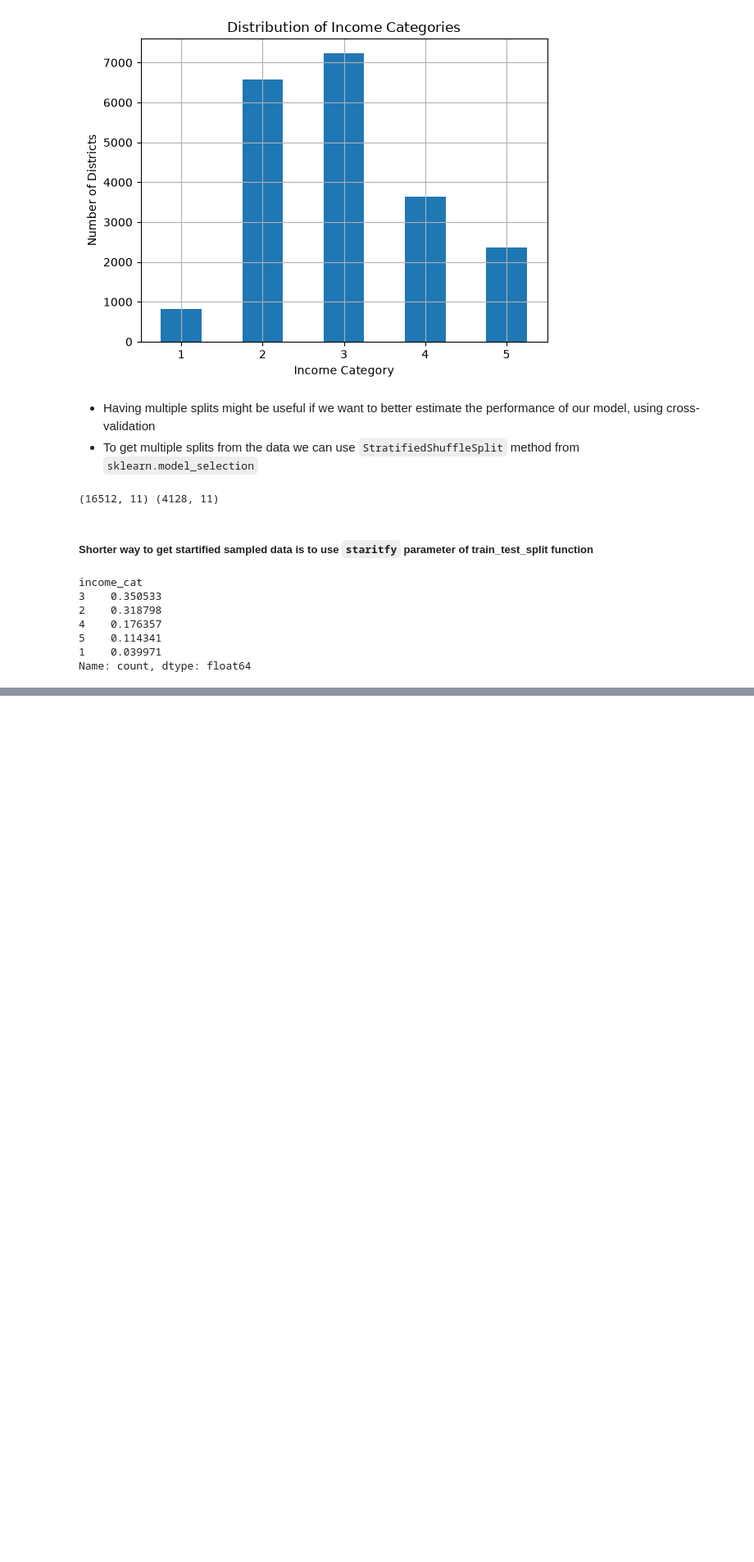
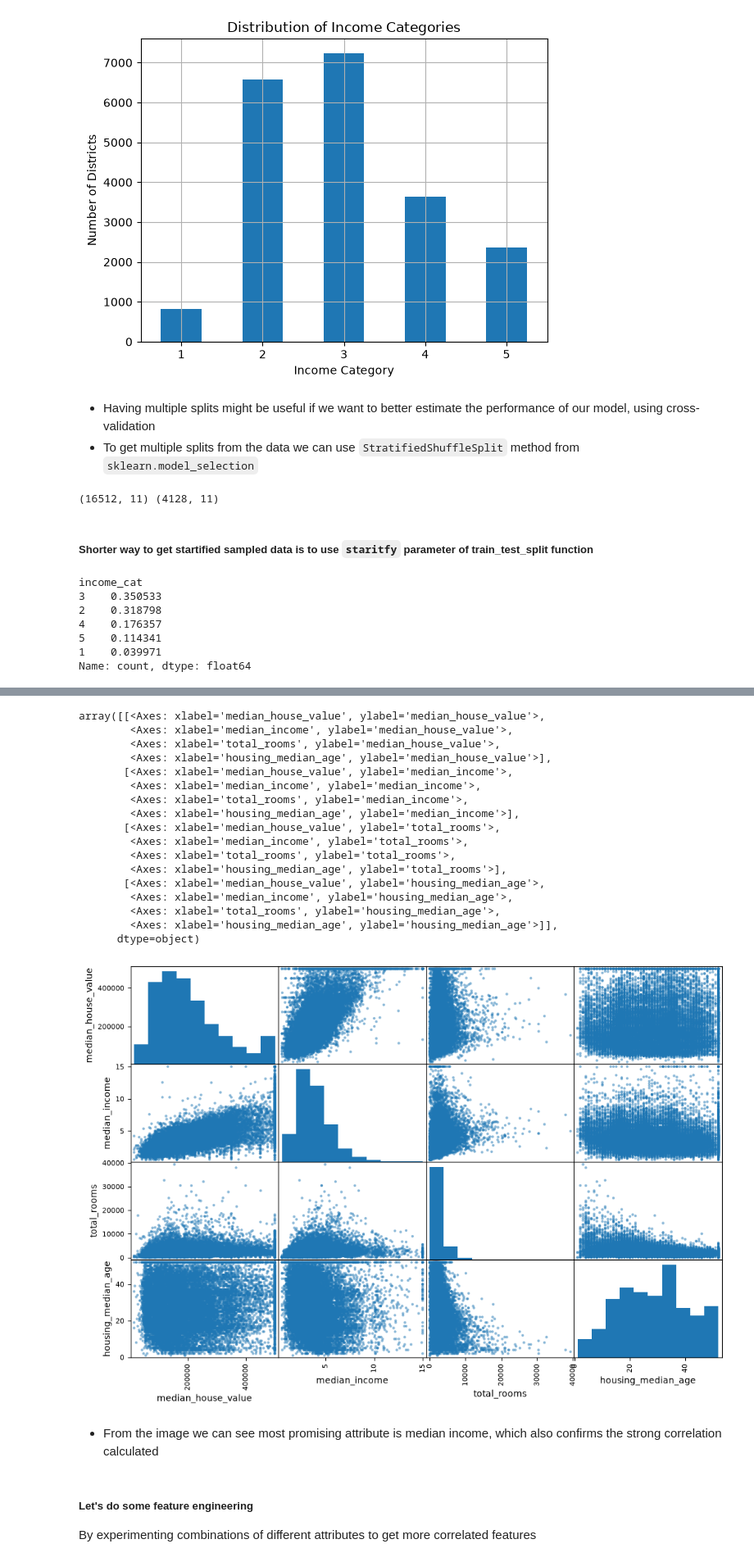
Before and after one commit to yusufjonc07/ML-learning, a Jupyter notebook: HandsOnML.ipynb, the cells around one changed output, grey strips where cells are left out. Shown at 82% size. Saved outputs shown, nothing was run; the diff lists cells and outputs as text; code cells hidden in the pictures; blank space fills up the shorter version.

```diff
--- a/HandsOnML.ipynb
+++ b/HandsOnML.ipynb
@@ -215,0 +267,28 @@ Name: count, dtype: float64
+# %%
+from pandas.plotting import scatter_matrix
+attributes = ["median_house_value", "median_income", "total_rooms", "housing_median_age"]
+scatter_matrix(housing[attributes], figsize=(12, 8))
+# %% [output]
+array([[<Axes: xlabel='median_house_value', ylabel='median_house_value'>,
+        <Axes: xlabel='median_income', ylabel='median_house_value'>,
+        <Axes: xlabel='total_rooms', ylabel='median_house_value'>,
+        <Axes: xlabel='housing_median_age', ylabel='median_house_value'>],
+       [<Axes: xlabel='median_house_value', ylabel='median_income'>,
+        <Axes: xlabel='median_income', ylabel='median_income'>,
+        <Axes: xlabel='total_rooms', ylabel='median_income'>,
+        <Axes: xlabel='housing_median_age', ylabel='median_income'>],
+       [<Axes: xlabel='median_house_value', ylabel='total_rooms'>,
+        <Axes: xlabel='median_income', ylabel='total_rooms'>,
+        <Axes: xlabel='total_rooms', ylabel='total_rooms'>,
+        <Axes: xlabel='housing_median_age', ylabel='total_rooms'>],
+       [<Axes: xlabel='median_house_value', ylabel='housing_median_age'>,
+        <Axes: xlabel='median_income', ylabel='housing_median_age'>,
+        <Axes: xlabel='total_rooms', ylabel='housing_median_age'>,
+        <Axes: xlabel='housing_median_age', ylabel='housing_median_age'>]],
+      dtype=object)
+[figure, added]
+# %% [markdown]
+- From the image we can see most promising attribute is median income, which also confirms the strong correlation calculated
+# %% [markdown]
+##### Let's do some feature engineering
+By experimenting combinations of different attributes to get more correlated features
```
Also changed, not shown: parts of 67 cells of this notebook, 1 other file.
